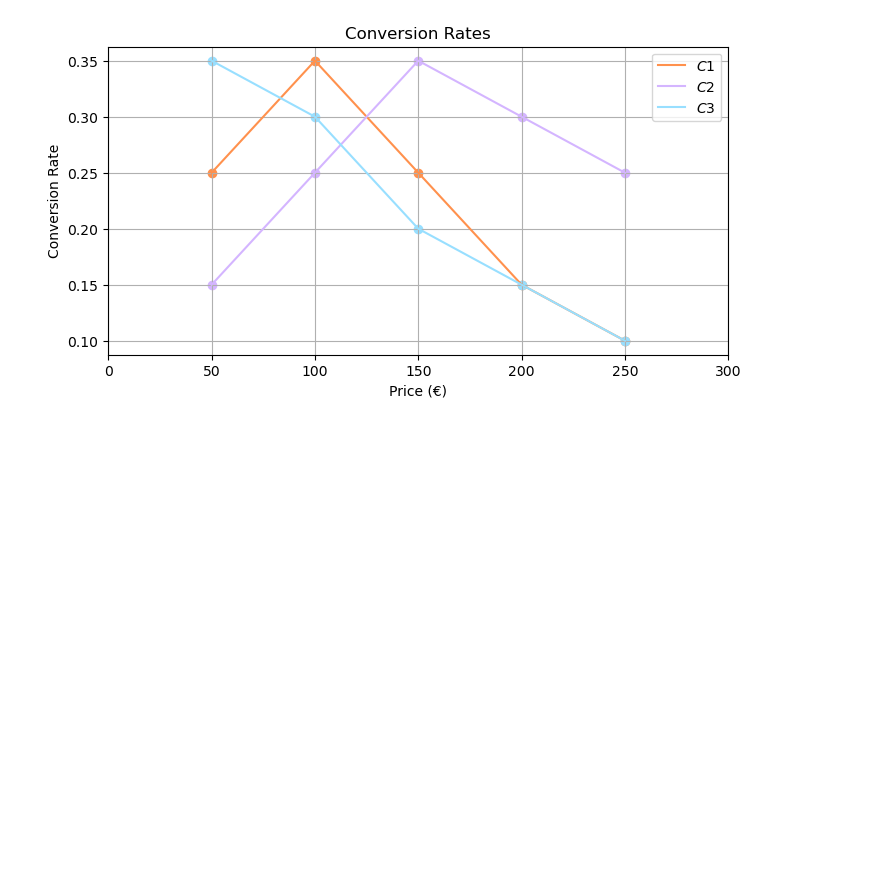
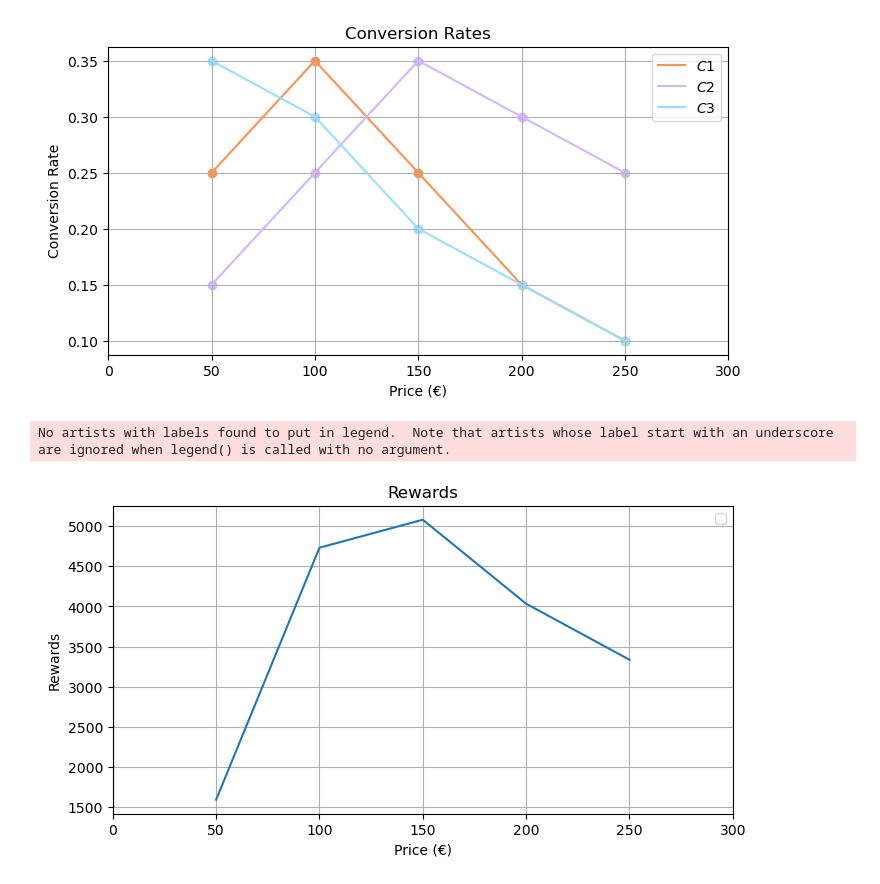
Before and after one commit to MatteoPancini/Online-Pricing-and-Advertising-Optimization-Project, a Jupyter notebook: Project-Pricing-Advertising-2022-2023/Overview.ipynb, the cells around one changed output. Saved outputs shown, nothing was run; the diff lists cells and outputs as text; code cells hidden in the pictures; blank space fills up the shorter version.

```diff
--- a/Project-Pricing-Advertising-2022-2023/Overview.ipynb
+++ b/Project-Pricing-Advertising-2022-2023/Overview.ipynb
@@ -102,3 +102,24 @@ plt.xlim(0, 300)
 plt.show()
 # %% [output]
 [figure]
+# %%
+colors = ['#ff914d', '#d4b5ff', '#98dfff']
+from utils.clairvoyant_tools import calculate_reward_for_class, get_optimal_parameters
+from utils.parameters import prices
+
+optimum_price, optimum_bid, opt = get_optimal_parameters(uc1.user_index)
+
+rewards = [calculate_reward_for_class(uc1.user_index, i, optimum_bid) for i in range(len(prices))]
+
+plt.figure(figsize=(8, 4))
+plt.plot(prices, rewards)
+plt.title("Rewards")
+plt.xlabel("Price (€)")
+plt.grid()
+plt.ylabel("Rewards")
+plt.legend()
+plt.xlim(0, 300)
+plt.show()
+# %% [output]
+No artists with labels found to put in legend.  Note that artists whose label start with an underscore are ignored when legend() is called with no argument.
+[figure, added]
```
Also changed, not shown: 1 other file.
